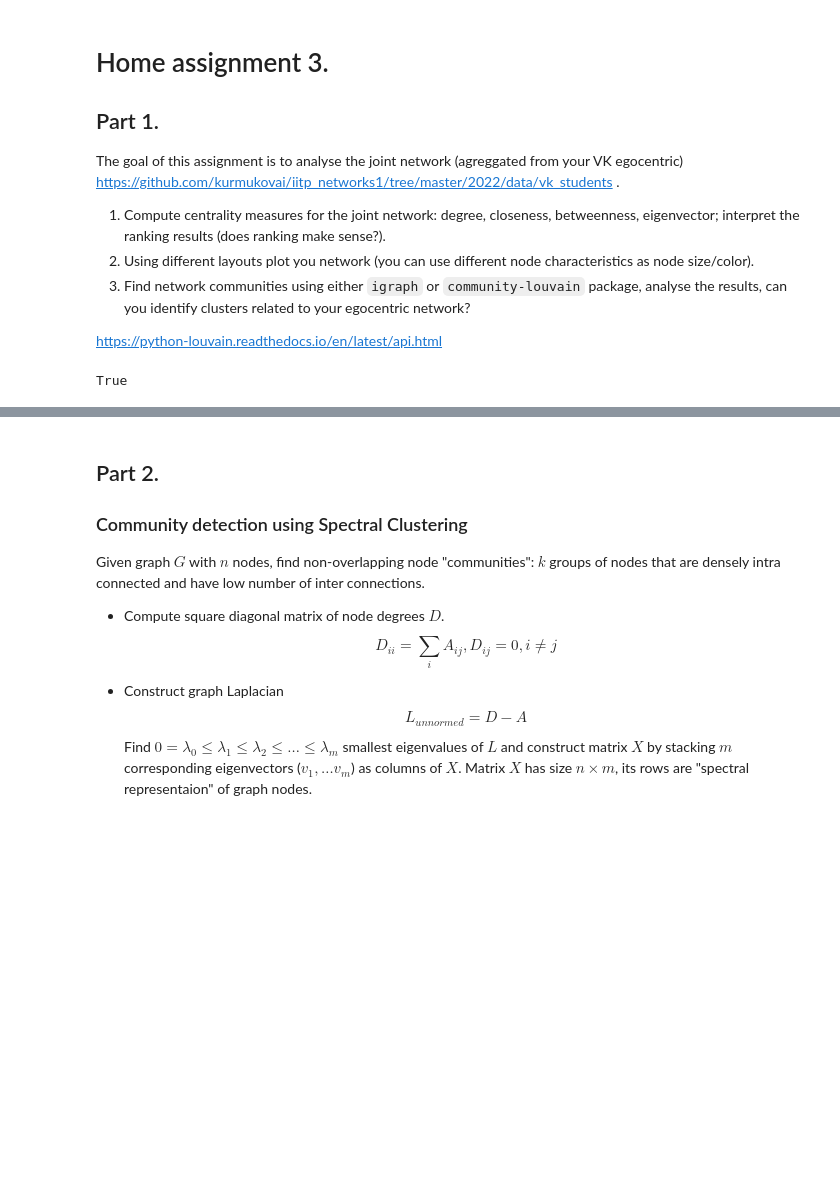
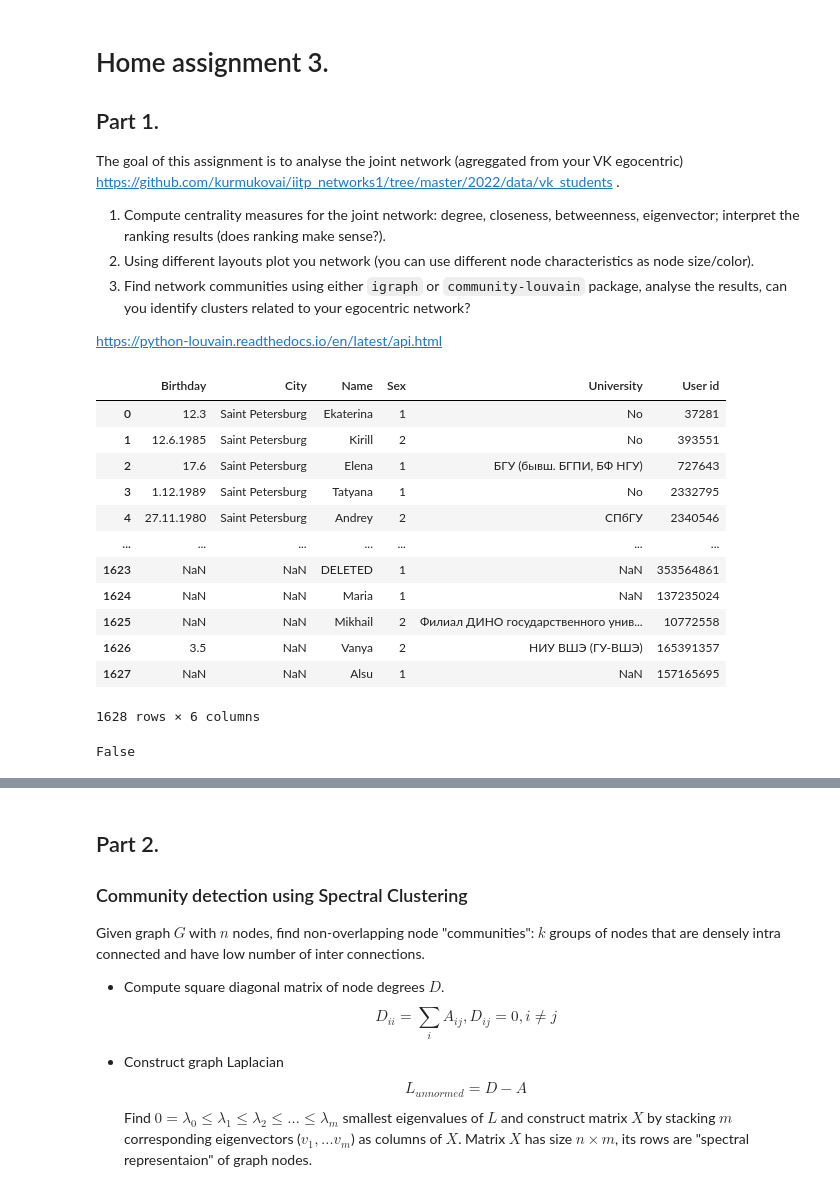
Before and after one commit to Ilykuleshov/iitp_networks1, a Jupyter notebook: 2022/seminar-3/networks-clustering-ha3.ipynb, the cells around one changed output, grey strips where cells are left out. Saved outputs shown, nothing was run; the diff lists cells and outputs as text; code cells hidden in the pictures; blank space fills up the shorter version.

```diff
--- a/2022/seminar-3/networks-clustering-ha3.ipynb
+++ b/2022/seminar-3/networks-clustering-ha3.ipynb
@@ -17,10 +24,22 @@ import numpy as np
 # %%
 edges = pd.read_csv('../data/vk_students/edges.csv', usecols=[1, 2])
 users = pd.read_csv('../data/vk_students/users.csv', usecols=[1,2,3,4,5,6])
-# %%
-users['User id'].is_unique
-# %% [output]
-True
+# %%
+users
+# %% [output]
+|  | Birthday | City | Name | Sex | University | User id |
+| 0 | 12.3 | Saint Petersburg | Ekaterina | 1 | No | 37281 |
+| 1 | 12.6.1985 | Saint Petersburg | Kirill | 2 | No | 393551 |
+| 2 | 17.6 | Saint Petersburg | Elena | 1 | БГУ (бывш. БГПИ, БФ НГУ) | 727643 |
+| 3 | 1.12.1989 | Saint Petersburg | Tatyana | 1 | No | 2332795 |
+| 4 | 27.11.1980 | Saint Petersburg | Andrey | 2 | СПбГУ | 2340546 |
+| ... | ... | ... | ... | ... | ... | ... |
+| 1623 | NaN | NaN | DELETED | 1 | NaN | 353564861 |
+| 1624 | NaN | NaN | Maria | 1 | NaN | 137235024 |
+| 1625 | NaN | NaN | Mikhail | 2 | Филиал ДИНО государственного унив... | 10772558 |
+| 1626 | 3.5 | NaN | Vanya | 2 | НИУ ВШЭ (ГУ-ВШЭ) | 165391357 |
+| 1627 | NaN | NaN | Alsu | 1 | NaN | 157165695 |
+1628 rows × 6 columns
 # %%
 def vertex_id_edges():
     for uid1, uid2 in edges.itertuples(index=False):
@@ -34,3 +53,7 @@ def vertex_id_edges():
 # %%
 G = ig.Graph(n=len(users))
 G.add_edges(vertex_id_edges())
+# %%
+G.is_connected()
+# %% [output]
+False
```
Also changed, not shown: parts of 11 cells of this notebook.
